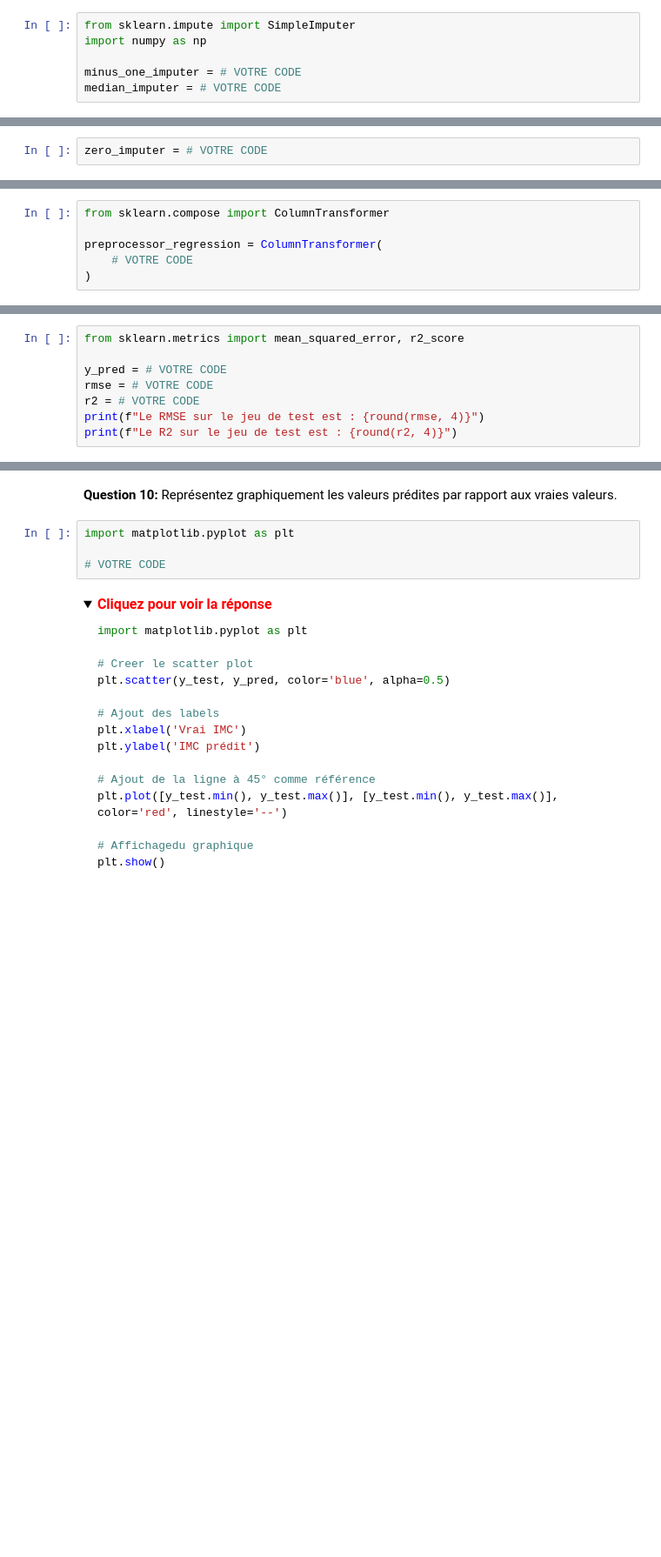
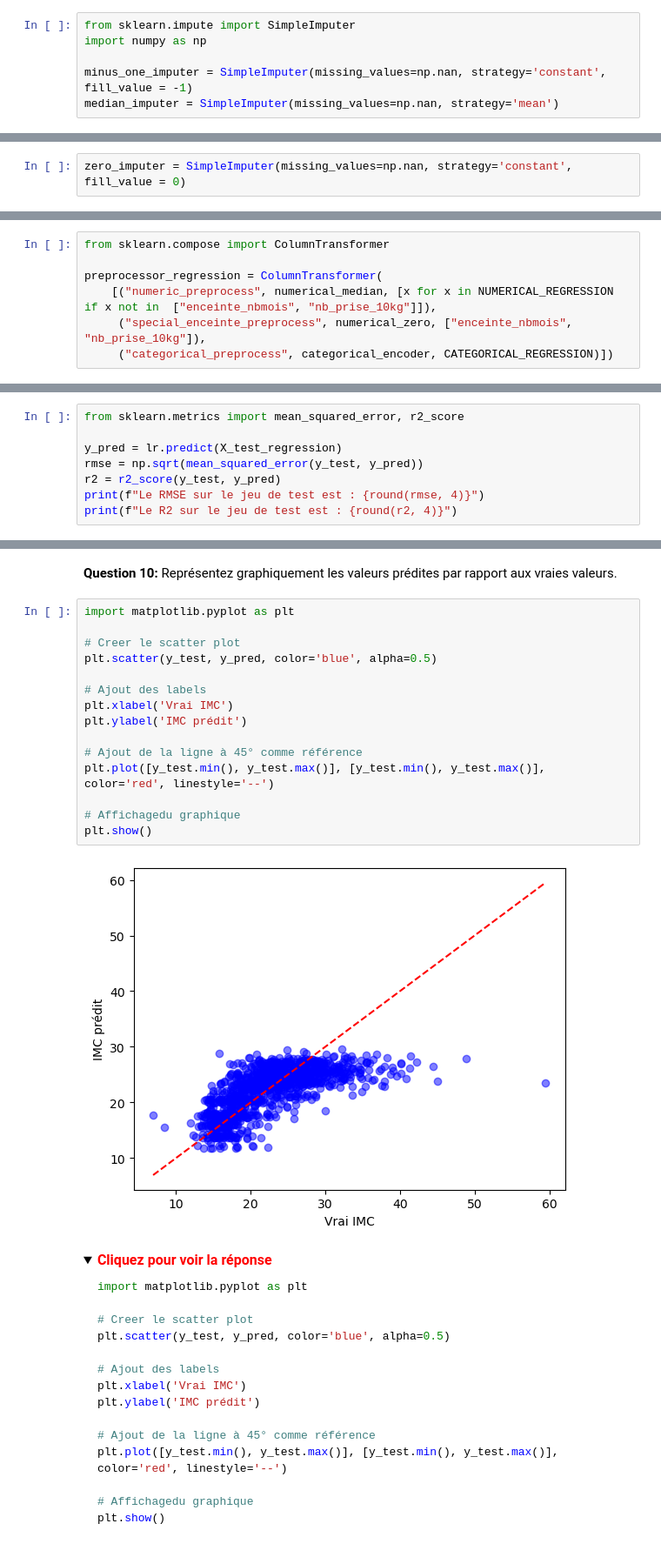
Before and after one commit to TanguyBarthelemy/funathon2023_sujet3, a Jupyter notebook: Sujet_3_Python_Tanguy.ipynb, the cells around one changed output, grey strips where cells are left out. Shown at 87% size. Saved outputs shown, nothing was run; the diff lists cells and outputs as text; folded sections open; blank space fills up the shorter version.

```diff
--- a/Sujet_3_Python_Tanguy.ipynb
+++ b/Sujet_3_Python_Tanguy.ipynb
@@ -1448,8 +1524,8 @@ D'autres méthodes qui requiert plus de modélisation sont également possible c
 from sklearn.impute import SimpleImputer
 import numpy as np
 
-minus_one_imputer = # VOTRE CODE
-median_imputer = # VOTRE CODE
+minus_one_imputer = SimpleImputer(missing_values=np.nan, strategy='constant', fill_value = -1)
+median_imputer = SimpleImputer(missing_values=np.nan, strategy='mean')
 # %% [markdown]
 <details>
 <summary>
@@ -1470,5 +1550,5 @@ median_imputer = SimpleImputer(missing_values=np.nan, strategy='median')
 # %%
-zero_imputer = # VOTRE CODE
+zero_imputer = SimpleImputer(missing_values=np.nan, strategy='constant', fill_value = 0)
 # %% [markdown]
 <details>
 <summary>
@@ -1506,8 +1586,9 @@ Une fois nos *pipelines* définies ils faut déterminer quelles *features* passe
 from sklearn.compose import ColumnTransformer
 
 preprocessor_regression = ColumnTransformer(
-    # VOTRE CODE
-)
+    [("numeric_preprocess", numerical_median, [x for x in NUMERICAL_REGRESSION if x not in  ["enceinte_nbmois", "nb_prise_10kg"]]),
+     ("special_enceinte_preprocess", numerical_zero, ["enceinte_nbmois", "nb_prise_10kg"]),
+     ("categorical_preprocess", categorical_encoder, CATEGORICAL_REGRESSION)])
 # %% [markdown]
 <details>
 <summary>
@@ -1598,8 +1744,8 @@ lr = pipe_lr.fit(X_train_regression, y_train)
 # %%
 from sklearn.metrics import mean_squared_error, r2_score
 
-y_pred = # VOTRE CODE
-rmse = # VOTRE CODE
-r2 = # VOTRE CODE
+y_pred = lr.predict(X_test_regression)
+rmse = np.sqrt(mean_squared_error(y_test, y_pred))
+r2 = r2_score(y_test, y_pred)
 print(f"Le RMSE sur le jeu de test est : {round(rmse, 4)}")
 print(f"Le R2 sur le jeu de test est : {round(r2, 4)}")
@@ -1637,7 +1792,20 @@ Une autre méthode qu'on ne saurait que vous recommander est une nouvelle fois l
 # %%
 import matplotlib.pyplot as plt
 
-# VOTRE CODE
+# Creer le scatter plot
+plt.scatter(y_test, y_pred, color='blue', alpha=0.5)
+
+# Ajout des labels
+plt.xlabel('Vrai IMC')
+plt.ylabel('IMC prédit')
+
+# Ajout de la ligne à 45° comme référence
+plt.plot([y_test.min(), y_test.max()], [y_test.min(), y_test.max()], color='red', linestyle='--')
+
+# Affichagedu graphique
+plt.show()
+# %% [output]
+[figure, added]
 # %% [markdown]
 <details>
 <summary>
```
Also changed, not shown: parts of 24 cells of this notebook.
